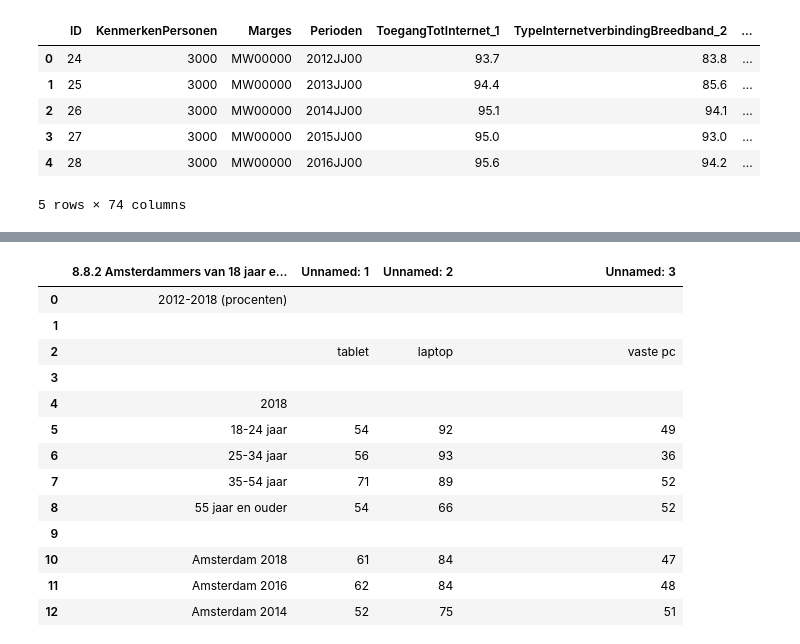
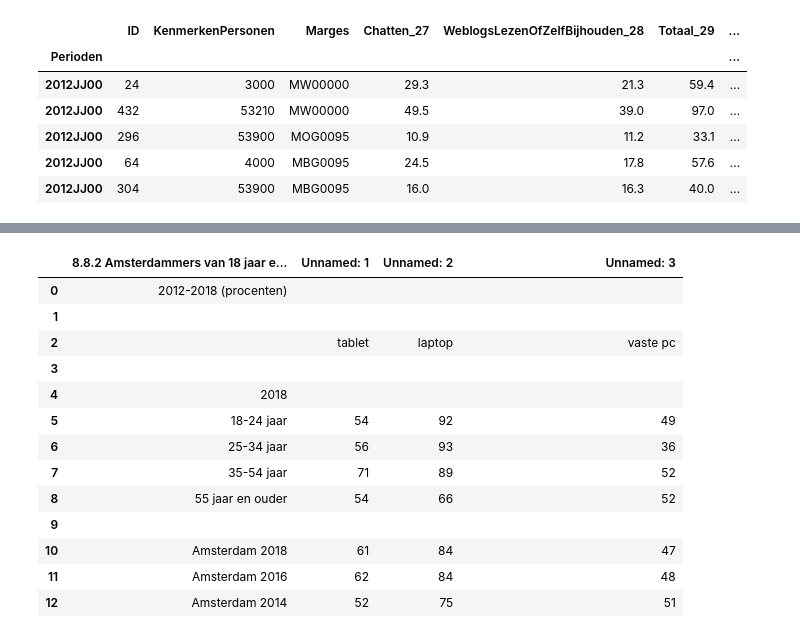
Before and after one commit to iswetha522/Amsterdam_Project, a Jupyter notebook: ProjectAmsterdam/DATA Project votes by age and time spend online.ipynb, the cells around one changed output, grey strips where cells are left out. Drawn from its saved outputs; the diff is of its cells as text; code cells hidden in the pictures.

```diff
--- a/ProjectAmsterdam/DATA Project votes by age and time spend online.ipynb
+++ b/ProjectAmsterdam/DATA Project votes by age and time spend online.ipynb
@@ -62,16 +52,15 @@ time_spend_online_2018
-# %%
-time_spend_online_extra = pd.read_csv('83429NED_TypedDataSet_25102020_173514.csv', sep=';')
-
-time_spend_online_extra.head()
-
-# Important is to start with the colomn year and sort this on,
-# as well as removing all the non important columns
-# I already did both in numbers, but I coulnd't upload that file :(
-# %% [output]
-|  | ID | KenmerkenPersonen | Marges | Perioden | ToegangTotInternet_1 | TypeInternetverbindingBreedband_2 | ... |
-| 0 | 24 | 3000 | MW00000 | 2012JJ00 | 93.7 | 83.8 | ... |
-| 1 | 25 | 3000 | MW00000 | 2013JJ00 | 94.4 | 85.6 | ... |
-| 2 | 26 | 3000 | MW00000 | 2014JJ00 | 95.1 | 94.1 | ... |
-| 3 | 27 | 3000 | MW00000 | 2015JJ00 | 95.0 | 93.0 | ... |
-| 4 | 28 | 3000 | MW00000 | 2016JJ00 | 95.6 | 94.2 | ... |
-5 rows × 74 columns
+# %%
+time_online = pd.read_csv('83429NED_TypedDataSet_25102020_173514.csv', sep=';', usecols=[0,1,2,3,30,31,32,33,34,35,36,37,38,39,44,45,46,53])
+
+
+time_online.sort_values(by=['Perioden'], inplace=True)
+
+time_online.set_index('Perioden').head()
+# %% [output]
+|  | ID | KenmerkenPersonen | Marges | Chatten_27 | WeblogsLezenOfZelfBijhouden_28 | Totaal_29 | ... |
+| Perioden |  |  |  |  |  |  | ... |
+| 2012JJ00 | 24 | 3000 | MW00000 | 29.3 | 21.3 | 59.4 | ... |
+| 2012JJ00 | 432 | 53210 | MW00000 | 49.5 | 39.0 | 97.0 | ... |
+| 2012JJ00 | 296 | 53900 | MOG0095 | 10.9 | 11.2 | 33.1 | ... |
+| 2012JJ00 | 64 | 4000 | MBG0095 | 24.5 | 17.8 | 57.6 | ... |
+| 2012JJ00 | 304 | 53900 | MBG0095 | 16.0 | 16.3 | 40.0 | ... |
```
Also changed, not shown: parts of 6 cells of this notebook, 10 other files.
